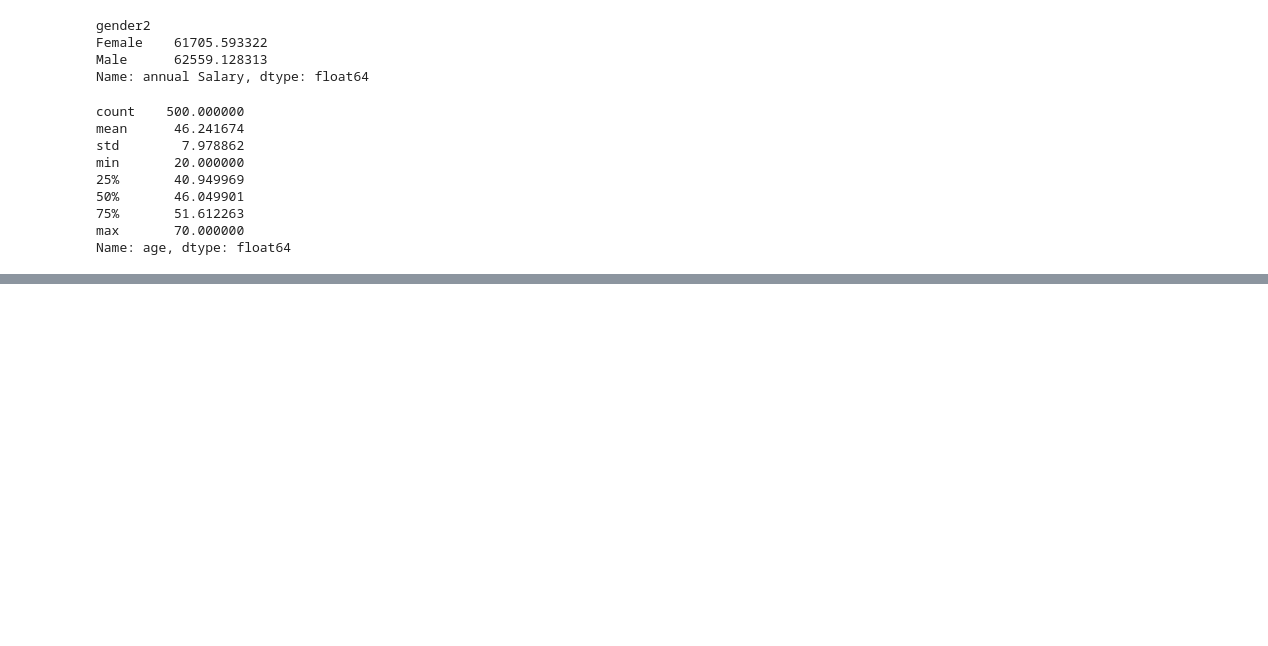
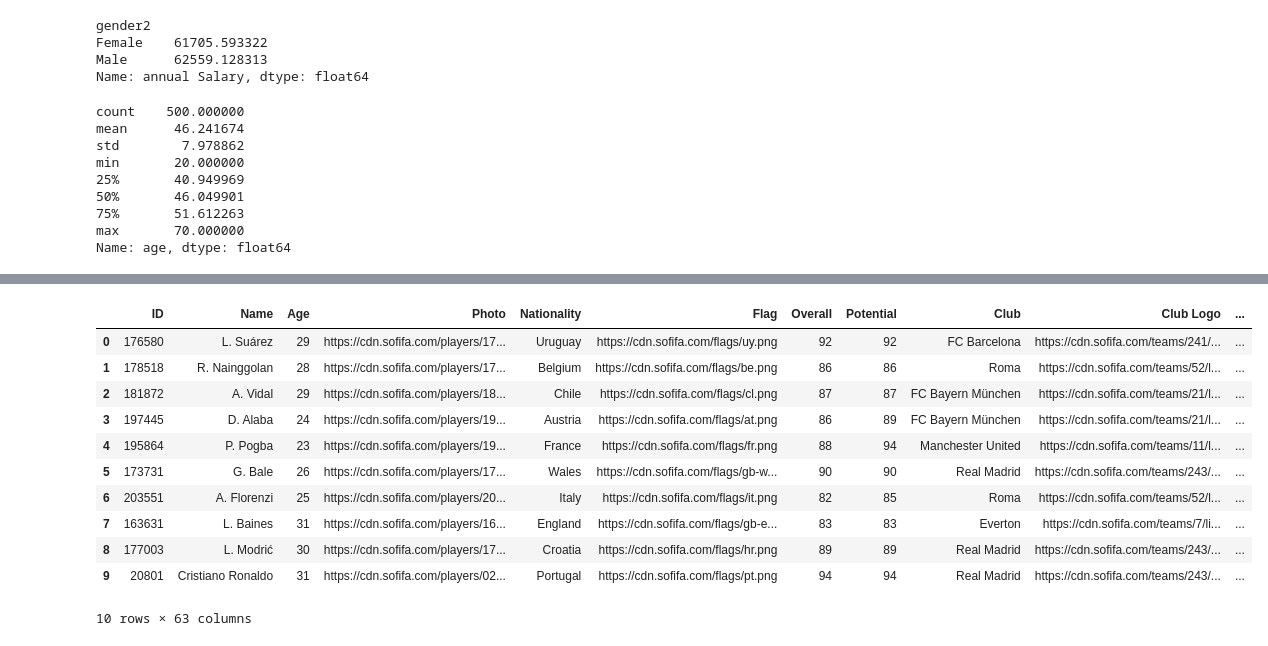
Before and after one commit to TonyHamilton10/MachineLearning, a Jupyter notebook: Tutorials.ipynb, the cells around one changed output, grey strips where cells are left out. Saved outputs shown, nothing was run; the diff lists cells and outputs as text; code cells hidden in the pictures; blank space fills up the shorter version.

```diff
--- a/Tutorials.ipynb
+++ b/Tutorials.ipynb
@@ -812,0 +1001,3 @@ Name: age_group, dtype: int64
+# %%
+fifa_data = pd.read_csv("C:/Users/user/Desktop/Machine Learning Full/archive (1)/FIFA17_official_data.csv")
+fifa_data.head()
@@ -812,0 +1012,15 @@ Name: age_group, dtype: int64
+# %%
+fifa_data.head(10)
+# %% [output]
+|  | ID | Name | Age | Photo | Nationality | Flag | Overall | Potential | Club | Club Logo | ... |
+| 0 | 176580 | L. Suárez | 29 | https://cdn.sofifa.com/players/17... | Uruguay | https://cdn.sofifa.com/flags/uy.png | 92 | 92 | FC Barcelona | https://cdn.sofifa.com/teams/241/... | ... |
+| 1 | 178518 | R. Nainggolan | 28 | https://cdn.sofifa.com/players/17... | Belgium | https://cdn.sofifa.com/flags/be.png | 86 | 86 | Roma | https://cdn.sofifa.com/teams/52/l... | ... |
+| 2 | 181872 | A. Vidal | 29 | https://cdn.sofifa.com/players/18... | Chile | https://cdn.sofifa.com/flags/cl.png | 87 | 87 | FC Bayern München | https://cdn.sofifa.com/teams/21/l... | ... |
+| 3 | 197445 | D. Alaba | 24 | https://cdn.sofifa.com/players/19... | Austria | https://cdn.sofifa.com/flags/at.png | 86 | 89 | FC Bayern München | https://cdn.sofifa.com/teams/21/l... | ... |
+| 4 | 195864 | P. Pogba | 23 | https://cdn.sofifa.com/players/19... | France | https://cdn.sofifa.com/flags/fr.png | 88 | 94 | Manchester United | https://cdn.sofifa.com/teams/11/l... | ... |
+| 5 | 173731 | G. Bale | 26 | https://cdn.sofifa.com/players/17... | Wales | https://cdn.sofifa.com/flags/gb-w... | 90 | 90 | Real Madrid | https://cdn.sofifa.com/teams/243/... | ... |
+| 6 | 203551 | A. Florenzi | 25 | https://cdn.sofifa.com/players/20... | Italy | https://cdn.sofifa.com/flags/it.png | 82 | 85 | Roma | https://cdn.sofifa.com/teams/52/l... | ... |
+| 7 | 163631 | L. Baines | 31 | https://cdn.sofifa.com/players/16... | England | https://cdn.sofifa.com/flags/gb-e... | 83 | 83 | Everton | https://cdn.sofifa.com/teams/7/li... | ... |
+| 8 | 177003 | L. Modrić | 30 | https://cdn.sofifa.com/players/17... | Croatia | https://cdn.sofifa.com/flags/hr.png | 89 | 89 | Real Madrid | https://cdn.sofifa.com/teams/243/... | ... |
+| 9 | 20801 | Cristiano Ronaldo | 31 | https://cdn.sofifa.com/players/02... | Portugal | https://cdn.sofifa.com/flags/pt.png | 94 | 94 | Real Madrid | https://cdn.sofifa.com/teams/243/... | ... |
+10 rows × 63 columns
```
Also changed, not shown: parts of 47 cells of this notebook, 7 other files.
